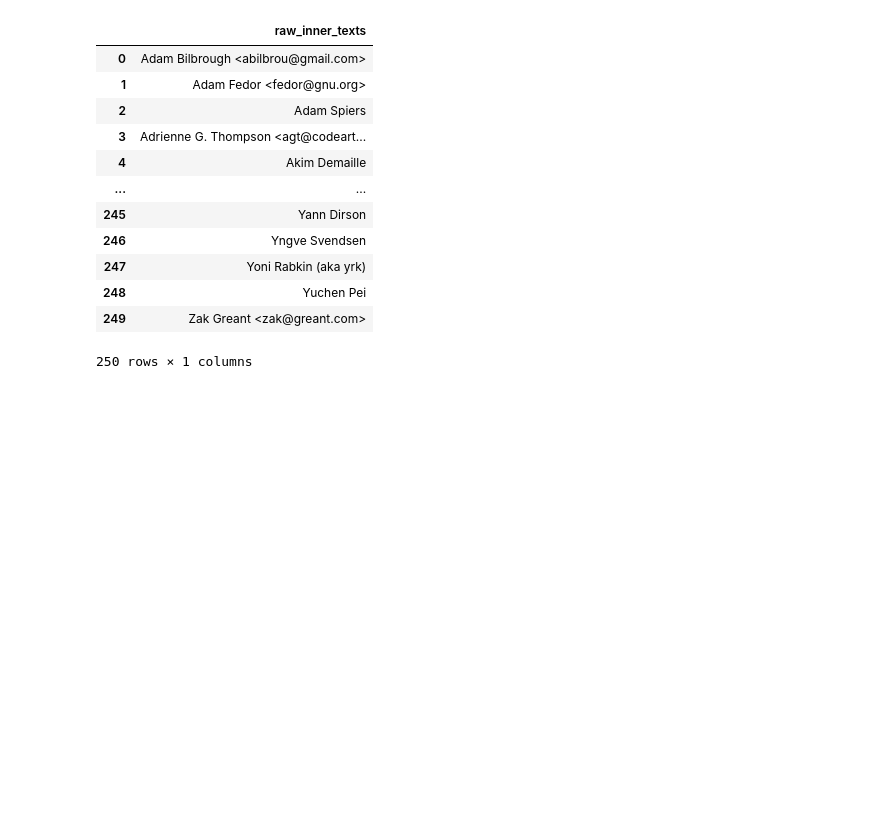
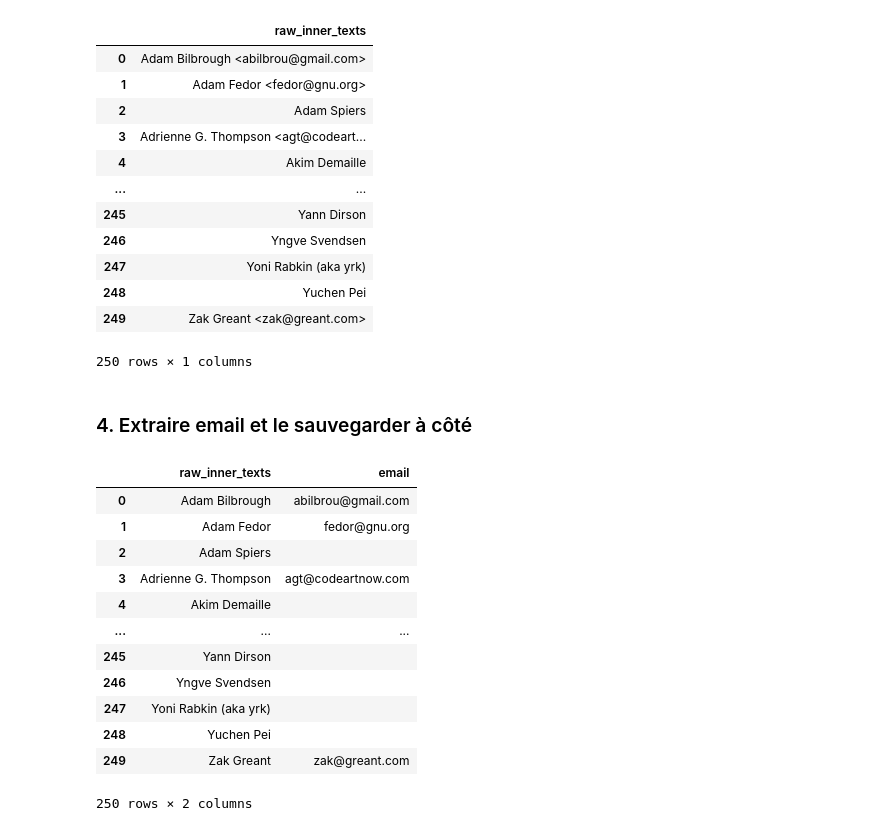
Before and after one commit to kirisakow/formation-data-engineer-m2i, a Jupyter notebook: gnu_people_names.ipynb, the cells around one changed output. Drawn from its saved outputs; the diff is of its cells as text; code cells hidden in the pictures; blank space fills up the shorter version.

```diff
--- a/gnu_people_names.ipynb
+++ b/gnu_people_names.ipynb
@@ -47,3 +53,29 @@ df
 | 248 | Yuchen Pei |
 | 249 | Zak Greant <zak@greant.com> |
 250 rows × 1 columns
+# %% [markdown]
+### 4. Extraire email et le sauvegarder à côté
+# %%
+df['email'] = ''
+for i in df.index:
+    cell = df.loc[i, 'raw_inner_texts']
+    match = re.match(pattern=r".*<(.+)>.*", string=cell)
+    if match:
+        df.loc[i, 'email'] = match.group(1)
+        df.loc[i, 'raw_inner_texts'] = re.sub(r'<.+>', '', cell).strip()
+
+df
+# %% [output]
+|  | raw_inner_texts | email |
+| 0 | Adam Bilbrough | abilbrou@gmail.com |
+| 1 | Adam Fedor | fedor@gnu.org |
+| 2 | Adam Spiers |  |
+| 3 | Adrienne G. Thompson | agt@codeartnow.com |
+| 4 | Akim Demaille |  |
+| ... | ... | ... |
+| 245 | Yann Dirson |  |
+| 246 | Yngve Svendsen |  |
+| 247 | Yoni Rabkin (aka yrk) |  |
+| 248 | Yuchen Pei |  |
+| 249 | Zak Greant | zak@greant.com |
+250 rows × 2 columns
```
Also changed, not shown: parts of 9 cells of this notebook.
